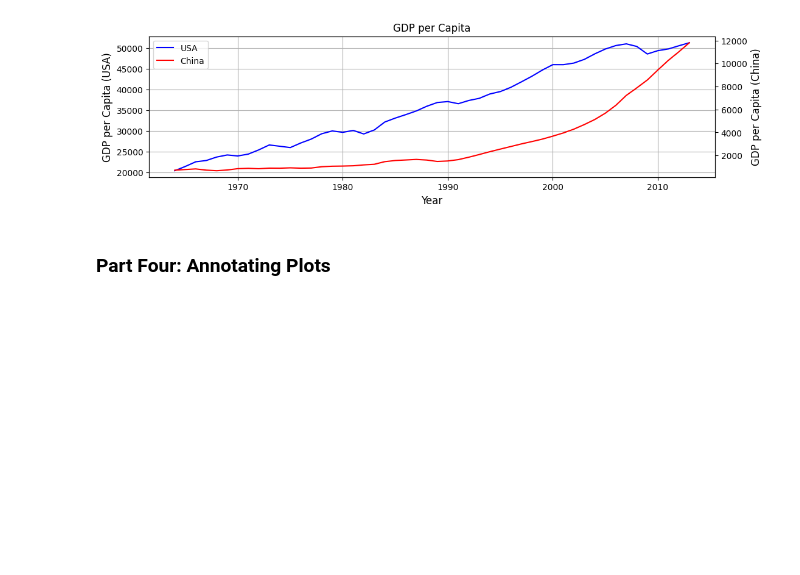
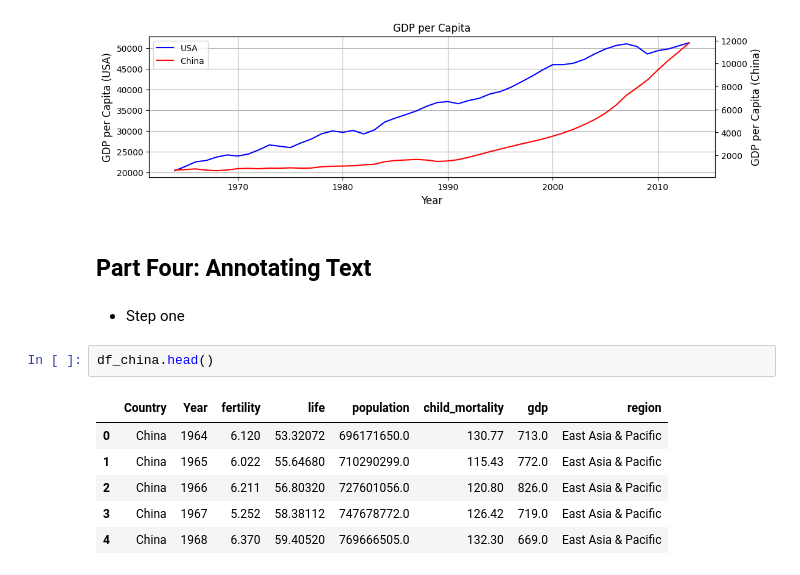
Before and after one commit to emmy-bradfield/TrainingRepo, a Jupyter notebook: Python/8-Visualization-Tools/1-matplotlib/notebook.ipynb, the cells around one changed output. Saved outputs shown, nothing was run; the diff lists cells and outputs as text; blank space fills up the shorter version.

```diff
--- a/Python/8-Visualization-Tools/1-matplotlib/notebook.ipynb
+++ b/Python/8-Visualization-Tools/1-matplotlib/notebook.ipynb
@@ -68,4 +82,15 @@ plt.show()
 # %% [output]
 [figure]
 # %% [markdown]
-### Part Four: Annotating Plots
+## Part Four: Annotating Text
+# %% [markdown]
+* Step one
+# %%
+df_china.head()
+# %% [output]
+|  | Country | Year | fertility | life | population | child_mortality | gdp | region |
+| 0 | China | 1964 | 6.120 | 53.32072 | 696171650.0 | 130.77 | 713.0 | East Asia & Pacific |
+| 1 | China | 1965 | 6.022 | 55.64680 | 710290299.0 | 115.43 | 772.0 | East Asia & Pacific |
+| 2 | China | 1966 | 6.211 | 56.80320 | 727601056.0 | 120.80 | 826.0 | East Asia & Pacific |
+| 3 | China | 1967 | 5.252 | 58.38112 | 747678772.0 | 126.42 | 719.0 | East Asia & Pacific |
+| 4 | China | 1968 | 6.370 | 59.40520 | 769666505.0 | 132.30 | 669.0 | East Asia & Pacific |
```
Also changed, not shown: parts of 6 cells of this notebook, 1 other file.
